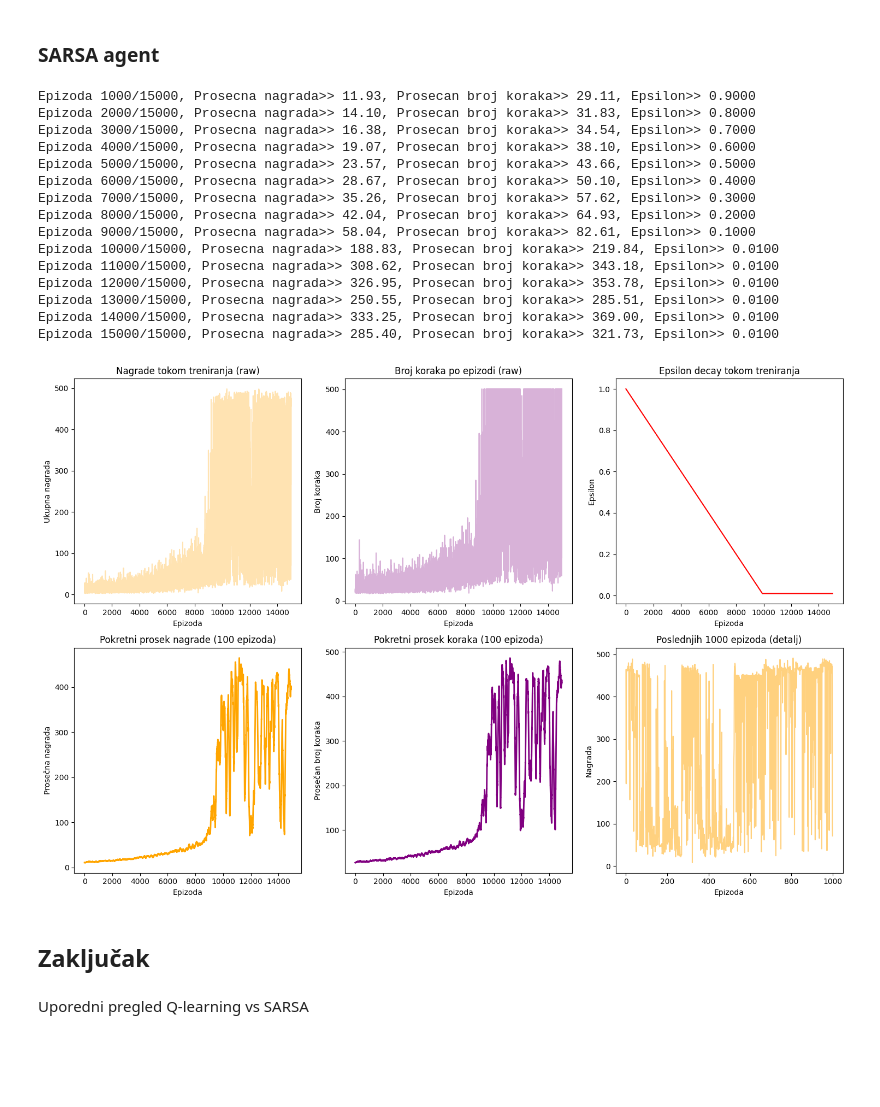
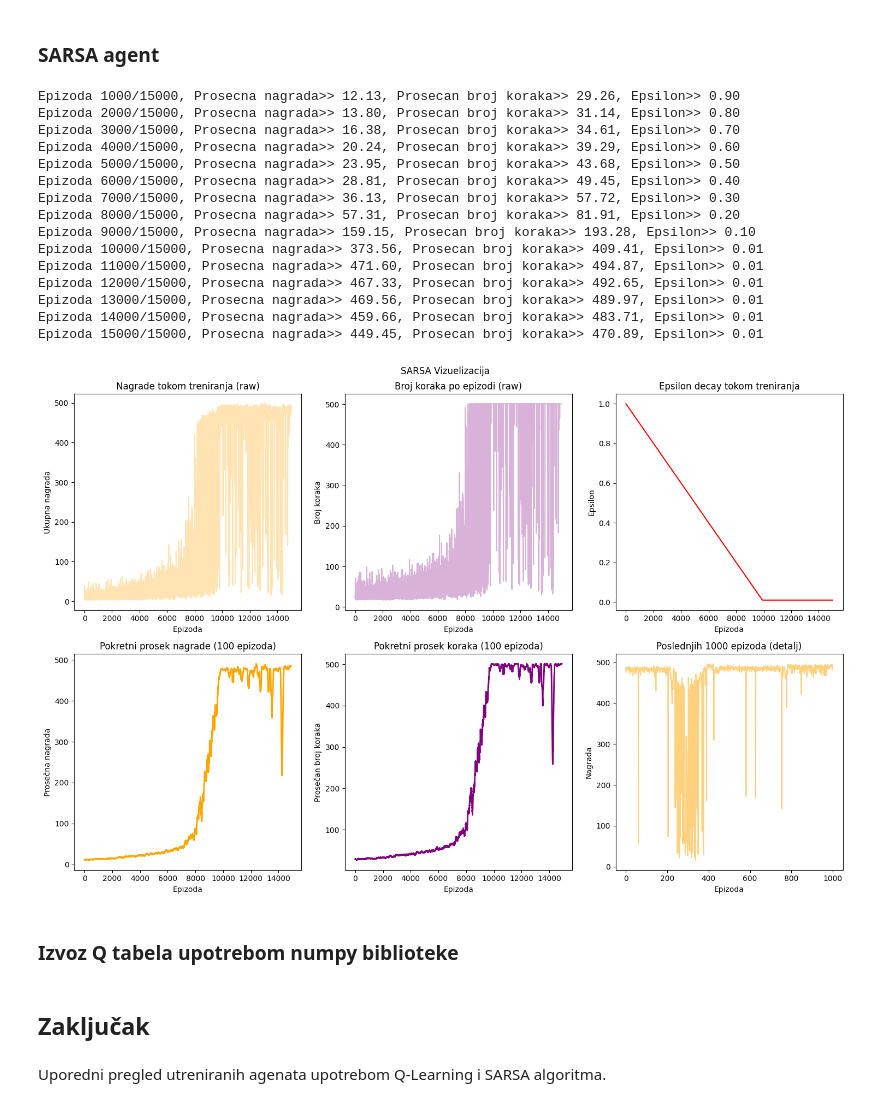
Before and after one commit to neshko31/SOAA-Projekat, a Jupyter notebook: ball-and-beam.ipynb, the cells around one changed output. Saved outputs shown, nothing was run; the diff lists cells and outputs as text; code cells hidden in the pictures; blank space fills up the shorter version.

```diff
--- a/ball-and-beam.ipynb
+++ b/ball-and-beam.ipynb
@@ -77,7 +88,7 @@ class Enviroment():
         return 1 - 2 * abs(self.x) / self.l
 
     def e_2(self):
-        return 1 - self.p * abs(self.x_ddot())
+        return max(0, 1 - self.p * abs(self.x_ddot()))
 
     # alpha_ddot - akcija (ugaono ubrzanje) koje primenjujemo
     # action - akcija koju uzimamo
@@ -468,24 +484,26 @@ for episode in range(EPISODES_S):
     if (episode + 1) % 1000 == 0:
         avg_reward = np.mean(rewards_per_episode_S[-1000:])
         avg_steps = np.mean(steps_per_episode_S[-1000:])
-        print(f"Epizoda {episode+1}/{EPISODES_S}, Prosecna nagrada>> {avg_reward:.2f}, Prosecan broj koraka>> {avg_steps:.2f}, Epsilon>> {EPSILON_S:.4f}")
+        print(f"Epizoda {episode+1}/{EPISODES_S}, Prosecna nagrada>> {avg_reward:.2f}, Prosecan broj koraka>> {avg_steps:.2f}, Epsilon>> {EPSILON_S:.2f}")
 # %% [output]
-Epizoda 1000/15000, Prosecna nagrada>> 11.93, Prosecan broj koraka>> 29.11, Epsilon>> 0.9000
-Epizoda 2000/15000, Prosecna nagrada>> 14.10, Prosecan broj koraka>> 31.83, Epsilon>> 0.8000
-Epizoda 3000/15000, Prosecna nagrada>> 16.38, Prosecan broj koraka>> 34.54, Epsilon>> 0.7000
-Epizoda 4000/15000, Prosecna nagrada>> 19.07, Prosecan broj koraka>> 38.10, Epsilon>> 0.6000
-Epizoda 5000/15000, Prosecna nagrada>> 23.57, Prosecan broj koraka>> 43.66, Epsilon>> 0.5000
-Epizoda 6000/15000, Prosecna nagrada>> 28.67, Prosecan broj koraka>> 50.10, Epsilon>> 0.4000
-Epizoda 7000/15000, Prosecna nagrada>> 35.26, Prosecan broj koraka>> 57.62, Epsilon>> 0.3000
-Epizoda 8000/15000, Prosecna nagrada>> 42.04, Prosecan broj koraka>> 64.93, Epsilon>> 0.2000
-Epizoda 9000/15000, Prosecna nagrada>> 58.04, Prosecan broj koraka>> 82.61, Epsilon>> 0.1000
-Epizoda 10000/15000, Prosecna nagrada>> 188.83, Prosecan broj koraka>> 219.84, Epsilon>> 0.0100
-Epizoda 11000/15000, Prosecna nagrada>> 308.62, Prosecan broj koraka>> 343.18, Epsilon>> 0.0100
-Epizoda 12000/15000, Prosecna nagrada>> 326.95, Prosecan broj koraka>> 353.78, Epsilon>> 0.0100
-Epizoda 13000/15000, Prosecna nagrada>> 250.55, Prosecan broj koraka>> 285.51, Epsilon>> 0.0100
-Epizoda 14000/15000, Prosecna nagrada>> 333.25, Prosecan broj koraka>> 369.00, Epsilon>> 0.0100
-Epizoda 15000/15000, Prosecna nagrada>> 285.40, Prosecan broj koraka>> 321.73, Epsilon>> 0.0100
+Epizoda 1000/15000, Prosecna nagrada>> 12.13, Prosecan broj koraka>> 29.26, Epsilon>> 0.90
+Epizoda 2000/15000, Prosecna nagrada>> 13.80, Prosecan broj koraka>> 31.14, Epsilon>> 0.80
+Epizoda 3000/15000, Prosecna nagrada>> 16.38, Prosecan broj koraka>> 34.61, Epsilon>> 0.70
+Epizoda 4000/15000, Prosecna nagrada>> 20.24, Prosecan broj koraka>> 39.29, Epsilon>> 0.60
+Epizoda 5000/15000, Prosecna nagrada>> 23.95, Prosecan broj koraka>> 43.68, Epsilon>> 0.50
+Epizoda 6000/15000, Prosecna nagrada>> 28.81, Prosecan broj koraka>> 49.45, Epsilon>> 0.40
+Epizoda 7000/15000, Prosecna nagrada>> 36.13, Prosecan broj koraka>> 57.72, Epsilon>> 0.30
+Epizoda 8000/15000, Prosecna nagrada>> 57.31, Prosecan broj koraka>> 81.91, Epsilon>> 0.20
+Epizoda 9000/15000, Prosecna nagrada>> 159.15, Prosecan broj koraka>> 193.28, Epsilon>> 0.10
+Epizoda 10000/15000, Prosecna nagrada>> 373.56, Prosecan broj koraka>> 409.41, Epsilon>> 0.01
+Epizoda 11000/15000, Prosecna nagrada>> 471.60, Prosecan broj koraka>> 494.87, Epsilon>> 0.01
+Epizoda 12000/15000, Prosecna nagrada>> 467.33, Prosecan broj koraka>> 492.65, Epsilon>> 0.01
+Epizoda 13000/15000, Prosecna nagrada>> 469.56, Prosecan broj koraka>> 489.97, Epsilon>> 0.01
+Epizoda 14000/15000, Prosecna nagrada>> 459.66, Prosecan broj koraka>> 483.71, Epsilon>> 0.01
+Epizoda 15000/15000, Prosecna nagrada>> 449.45, Prosecan broj koraka>> 470.89, Epsilon>> 0.01
 # %%
-visualize_sarsa()
+visualize_sarsa(rewards_per_episode_S, steps_per_episode_S, EPISODES_S)
 # %% [output]
-[figure, old version]
+[figure, new version]
+# %% [markdown]
+### Izvoz Q tabela upotrebom numpy biblioteke
@@ -492,5 +513,5 @@ visualize_sarsa()
 # %% [markdown]
 ## Zaključak
 # %% [markdown]
-Uporedni pregled Q-learning vs SARSA
+Uporedni pregled utreniranih agenata upotrebom Q-Learning i SARSA algoritma.
 # %%
```
Also changed, not shown: parts of 11 cells of this notebook, 6 other files.
